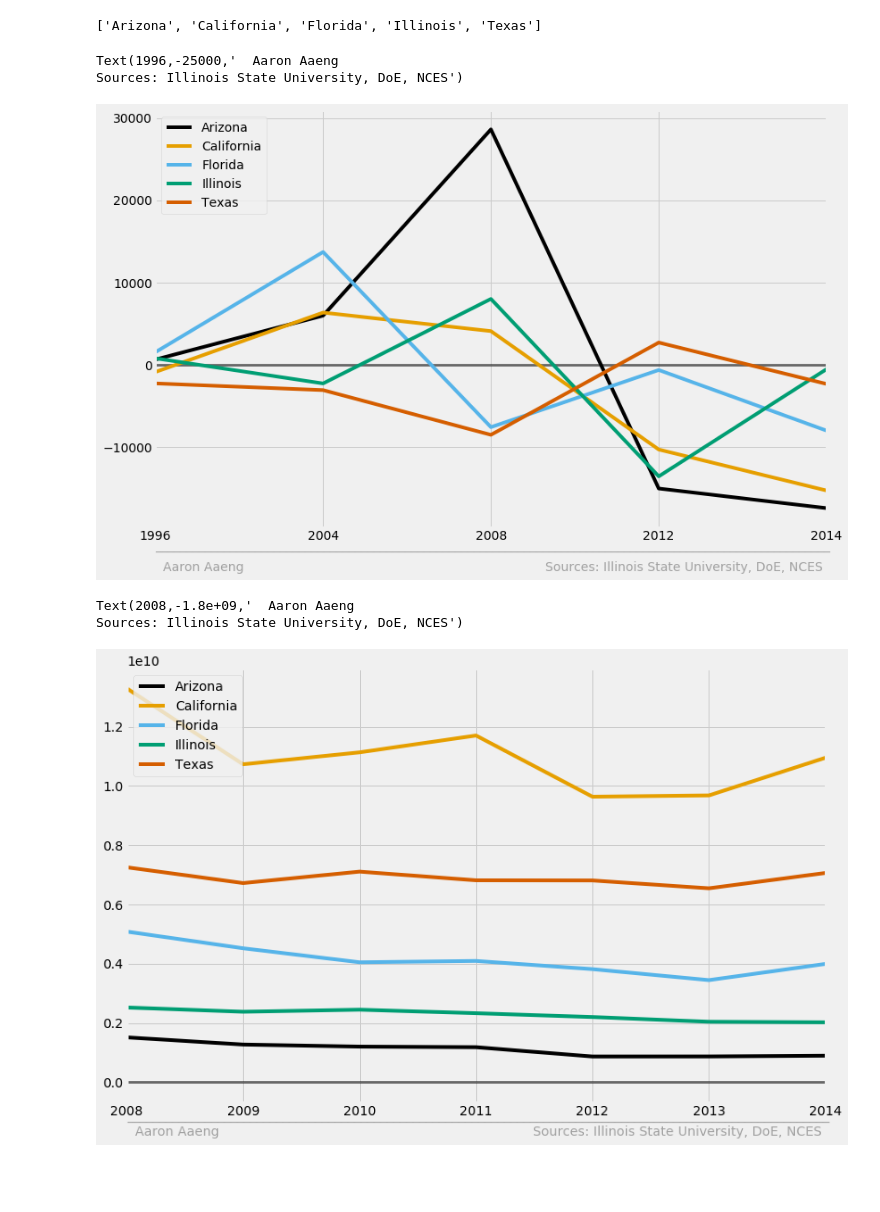
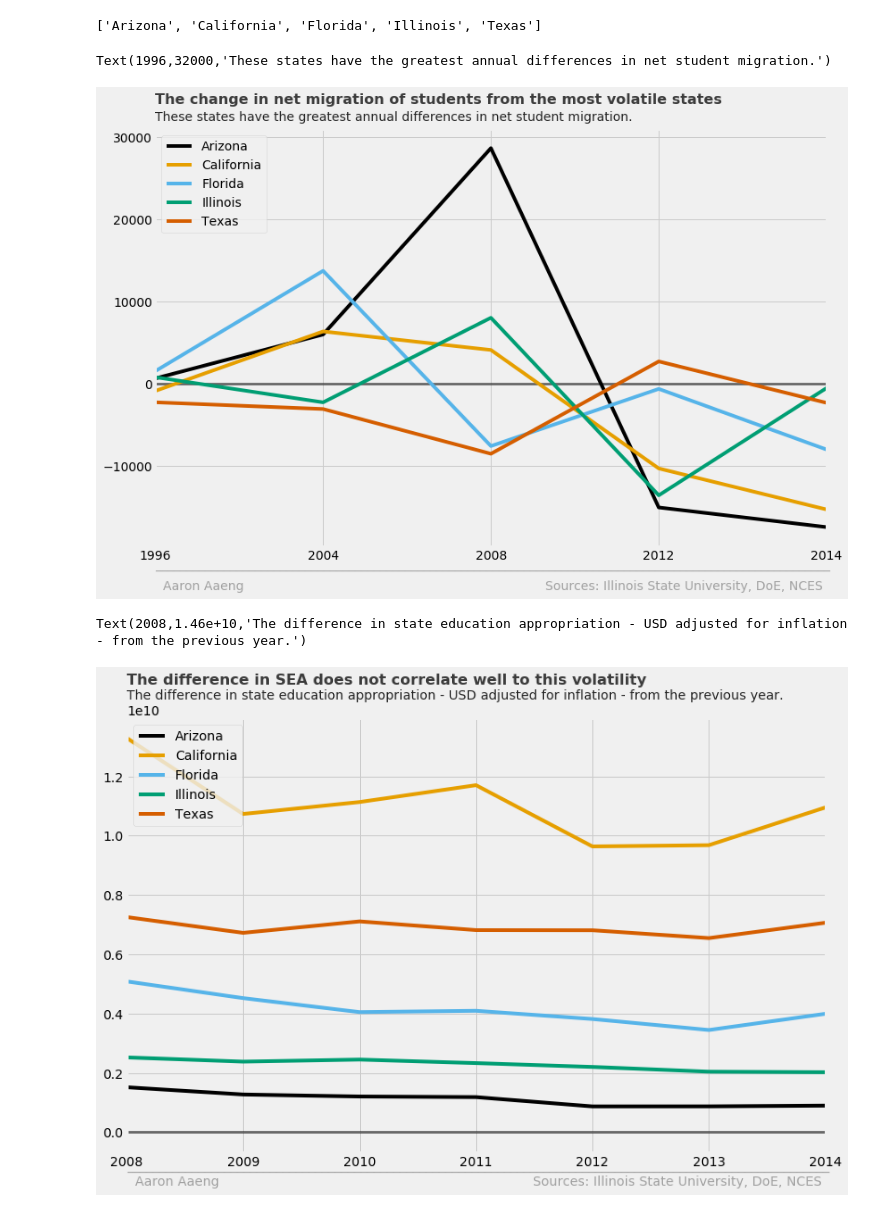
Before and after one commit to aaronaaeng/EducationData, a Jupyter notebook: EducationData.ipynb, the cells around one changed output. Cells and saved outputs as stored; diff of their text form; code cells hidden in the pictures; blank space fills up the shorter version.

```diff
--- a/EducationData.ipynb
+++ b/EducationData.ipynb
@@ -54,9 +54,9 @@ def get_net_data(df_list):
 # %%
 years = ["1994", "1996", "2004", "2008", "2012", "2014"]
 
-df_list = [pd.read_csv("EducationData" + year + ".csv") for year in years]
+df_list = [pd.read_csv("data/EducationData" + year + ".csv") for year in years]
 
-df_funding = pd.read_csv("StateFunding2008-2016.csv")
+df_funding = pd.read_csv("data/StateFunding2008-2016.csv")
 df_net = get_net_data(df_list)
 # %% [output]
 [1994, 1996, 1998, 2000, 2002, 2004, 2006, 2008, 2010, 2012]
@@ -126,25 +138,31 @@ top_change_states
 # %%
 fig = plt.figure(1, figsize=(12,8))
 ax1  = fig.add_subplot(111)
 
 for i in range(len(top_change_states)):
     ax1.plot(years, df_net_change[top_change_states[i]], color = colors[i % len(colors)], zorder=2)
 
 ax1.plot(list(range(1994, 2015, 2)), [0]*11, color='black', alpha=.5, zorder=1, linewidth=3)
 
 ax1.set_xlim(1996, 2014)
 ax1.legend(loc='upper left')
 
 ax1.text(x = 1996, y = -22500,
     s = '____________________________________________________________________________________________________________',
     color = 'grey', alpha = .7)
 
 ax1.text(x = 1996, y = -25000,
     s = '  Aaron Aaeng                                                                           Sources: Illinois State University, DoE, NCES',
     fontsize = 14, color = 'grey', alpha = .7)
+
+ax1.text(x = 1996, y = 38000-4000, s = "The change in net migration of students from the most volatile states",
+               fontsize = 16, weight = 'bold', alpha = .75)
+ax1.text(x = 1996, y = 36000-4000,
+               s = 'These states have the greatest annual differences in net student migration.',
+              fontsize = 14, alpha = .85)
 # %% [output]
-Text(1996,-25000,'  Aaron Aaeng                                                                           Sources: Illinois State University, DoE, NCES')
+Text(1996,32000,'These states have the greatest annual differences in net student migration.')
-[figure, old version]
+[figure, new version]
 # %%
 def get_clean_funding_data(df):
     years = list(range(2008, 2015))
@@ -182,6 +200,12 @@ ax1.text(x = 2008, y = -int(.13e10),
 ax1.text(x = 2008, y = -int(.18e10),
     s = '  Aaron Aaeng                                                                           Sources: Illinois State University, DoE, NCES',
     fontsize = 14, color = 'grey', alpha = .7)
+
+ax1.text(x = 2008, y = int(1.51e10), s = "The difference in SEA does not correlate well to this volatility",
+               fontsize = 16, weight = 'bold', alpha = .75)
+ax1.text(x = 2008, y = int(1.46e10),
+               s = 'The difference in state education appropriation - USD adjusted for inflation - from the previous year.',
+              fontsize = 14, alpha = .85)
 # %% [output]
-Text(2008,-1.8e+09,'  Aaron Aaeng                                                                           Sources: Illinois State University, DoE, NCES')
+Text(2008,1.46e+10,'The difference in state education appropriation - USD adjusted for inflation - from the previous year.')
-[figure, old version]
+[figure, new version]
```
Also changed, not shown: parts of 2 cells of this notebook.
